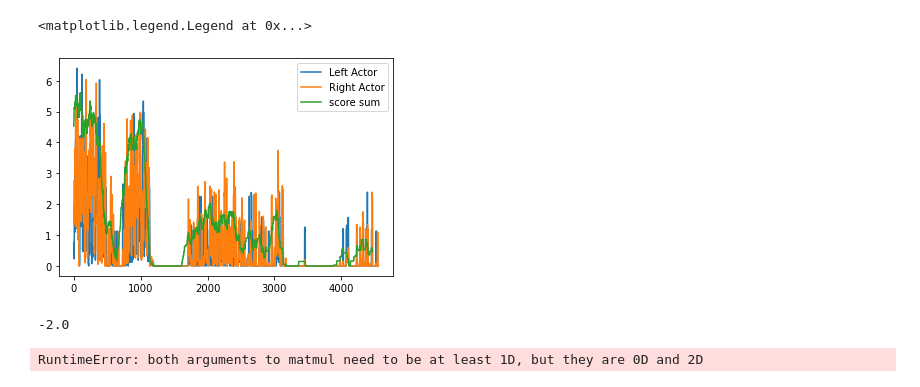
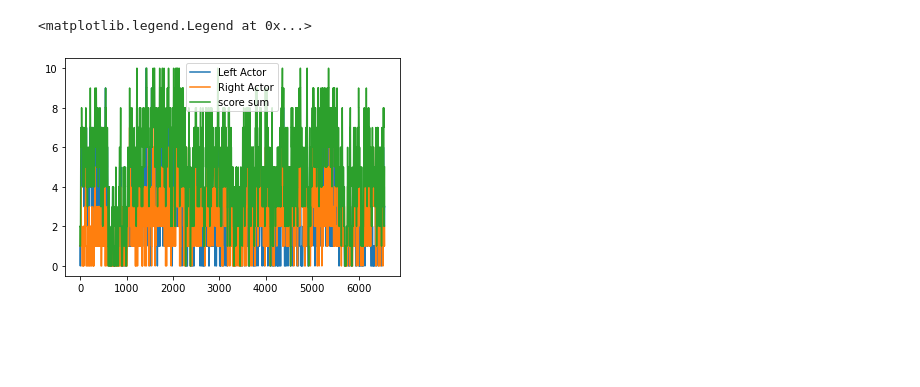
Before and after one commit to Sebastian-Griesbach/Minimax-Multi-Agent-Deep-Deterministic-Policy-Gradient, a Jupyter notebook: Testing.ipynb, the cells around one changed output. Saved outputs shown, nothing was run; the diff lists cells and outputs as text; code cells hidden in the pictures; blank space fills up the shorter version.

```diff
--- a/Testing.ipynb
+++ b/Testing.ipynb
@@ -12,5 +12,5 @@ env, m3ddpg = main()
 # %%
 #actions are not normed, noise level has to be higher in that case, or just norm the actions, use batch norm?
 # %%
-rewards = m3ddpg.train(500000)
+rewards = m3ddpg.train(1000000)
 # %%
@@ -24,12 +25,12 @@ m3ddpg.save_status(dir_path=DIR_PATH)
 # %%
 plt.close()
 plt.plot(running_mean(rewards[:,0],10), label="Left Actor")
 plt.plot(running_mean(rewards[:,1],10), label="Right Actor")
-plt.plot(running_mean(np.array(rewards).sum(axis=1),100), label="score sum")
+plt.plot(running_mean(np.array(rewards).sum(axis=1),10), label="score sum")
 plt.legend()
 # %% [output]
 <matplotlib.legend.Legend at 0x...>
-[figure, old version]
+[figure, new version]
 # %%
 actor_file_names, critic_file_names, actor_optimizer_file_names, critic_optimizer_file_names = [], [], [], []
 for i in range(NUM_ACTORS):
@@ -57,11 +58,3 @@ for _ in range(3):
         env.render()
         if d: break
 env.close()
-# %%
-obs[0]
-# %% [output]
--2.0
-# %%
-actor_left(np.array(1.))
-# %% [output]
-RuntimeError: both arguments to matmul need to be at least 1D, but they are 0D and 2D
```
Also changed, not shown: parts of 3 cells of this notebook, 12 other files.
